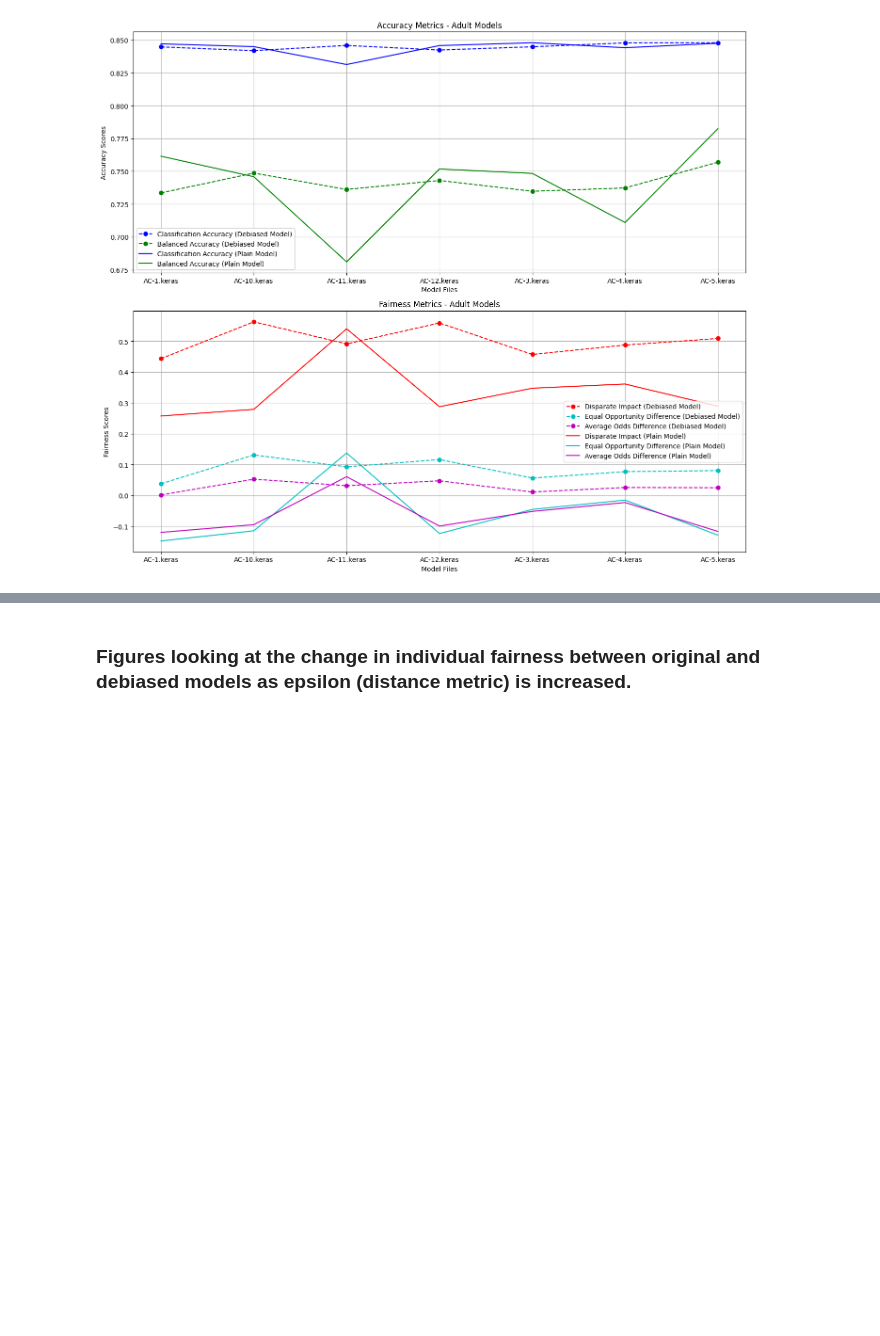
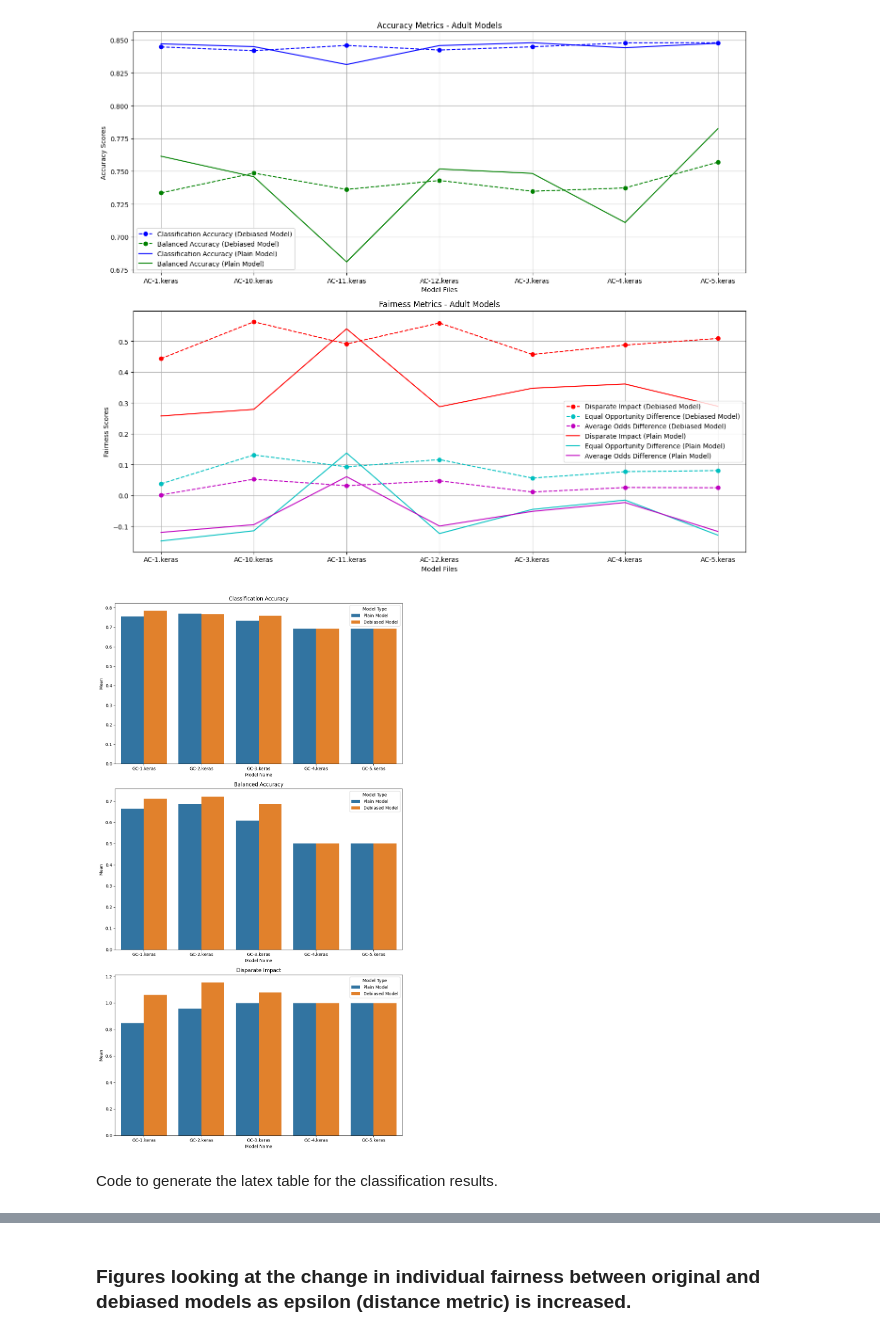
Before and after one commit to atumlin/fairnnv_data, a Jupyter notebook: models/create_figures.ipynb, the cells around one changed output, grey strips where cells are left out. Saved outputs shown, nothing was run; the diff lists cells and outputs as text; code cells hidden in the pictures; blank space fills up the shorter version.

Commit message:
saving bank results and plots code

```diff
--- a/models/create_figures.ipynb
+++ b/models/create_figures.ipynb
@@ -76,3 +76,39 @@ plot_metrics(adult_metrics, 'Adult Models')
 # %% [output]
 [figure]
 [figure]
+# %%
+import pandas as pd
+import matplotlib.pyplot as plt
+import seaborn as sns
+
+# Read data from CSV file
+df = pd.read_csv('model_metrics/german_model_metrics.csv')
+
+# Filter relevant metrics for visualization
+metrics_to_plot = ['classification_accuracy', 'balanced_accuracy', 'disparate_impact']
+df_filtered = df[df['metric'].isin(metrics_to_plot)]
+
+# Create a grid of subplots
+fig, axs = plt.subplots(3, 1, figsize=(10, 18))
+
+# Plot each metric in a separate subplot
+for i, metric in enumerate(metrics_to_plot):
+    sns.barplot(
+        x='model_name',
+        y='mean',
+        hue='model_type',
+        data=df_filtered[df_filtered['metric'] == metric],
+        ax=axs[i]
+    )
+    axs[i].set_title(metric.replace('_', ' ').title())
+    axs[i].set_ylabel('Mean')
+    axs[i].set_xlabel('Model Name')
+    axs[i].legend(title='Model Type')
+
+# Adjust layout
+plt.tight_layout()
+plt.show()
+# %% [output]
+[figure, added]
+# %% [markdown]
+Code to generate the latex table for the classification results.
```
Also changed, not shown: parts of 6 cells of this notebook, 14 other files.
